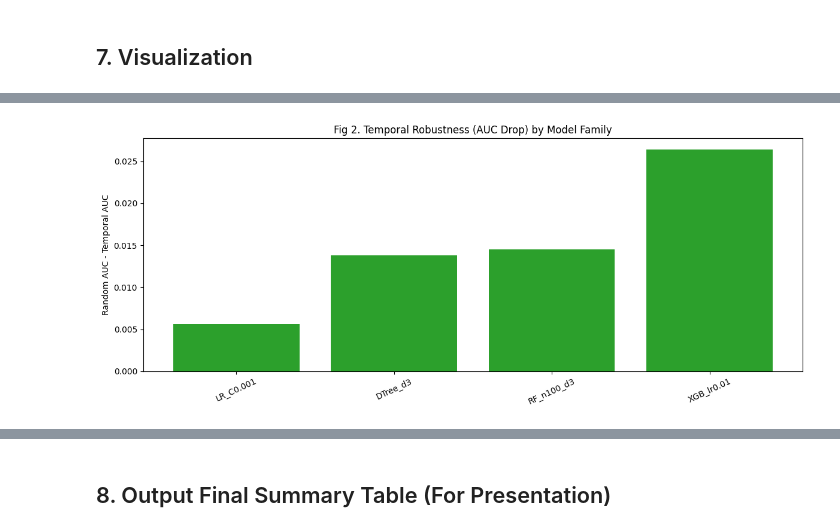
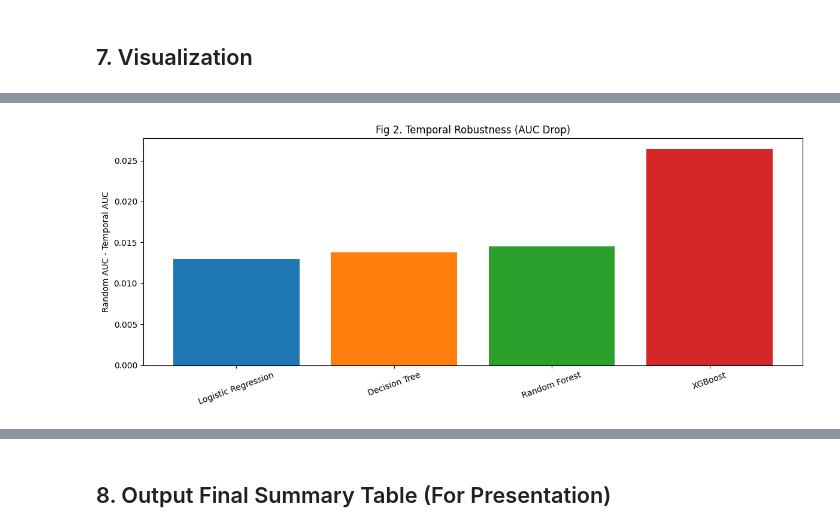
Before and after one commit to shree-sriadibhatla/CSCI-567-Project, a Jupyter notebook: lending_club_prefinal.ipynb, the cells around one changed output, grey strips where cells are left out. Saved outputs shown, nothing was run; the diff lists cells and outputs as text; code cells hidden in the pictures.

```diff
--- a/lending_club_prefinal.ipynb
+++ b/lending_club_prefinal.ipynb
@@ -454,0 +472,8 @@ Best balanced candidate (val_AUC - AUC_drop): XGB_lr0.01
+# %%
+lr_results = evaluate_model_configs(LR_MODEL_CONFIGS)
+# %%
+for name, res in sorted(lr_results.items(), key=lambda x: x[1]['temporal']['val_auc'], reverse=True):
+    print(f"{name:18s}  temp_val_AUC={res['temporal']['val_auc']:.4f}  "
+          f"temp_test_AUC={res['temporal']['auc']:.4f}  "
+          f"random_test_AUC={res['random']['auc']:.4f}  "
+          f"AUC_drop={res['auc_drop']:.4f}")
@@ -542,12 +599,7 @@ Best balanced candidate (val_AUC - AUC_drop): RF_n300_d5
 # %% [markdown]
 ## Combined Experiments Across All Models
 # %%
-GENERAL_MODEL_CONFIGS = {
-    'LR_C0.001':  (LogisticRegression(C=0.001, max_iter=1000), 'scaled'),
-    'LR_C0.01':   (LogisticRegression(C=0.01,  max_iter=1000), 'scaled'),
-    'LR_C0.1':    (LogisticRegression(C=0.1,   max_iter=1000), 'scaled'),
-    'LR_C1':      (LogisticRegression(C=1,     max_iter=1000), 'scaled'),
-    'LR_C10':     (LogisticRegression(C=10,    max_iter=1000), 'scaled'),
+TREE_MODEL_CONFIGS = {
     'DTree_d3':   (DecisionTreeClassifier(max_depth=3,  random_state=42), 'raw'),
     'DTree_d5':   (DecisionTreeClassifier(max_depth=5,  random_state=42), 'raw'),
     'DTree_d7':   (DecisionTreeClassifier(max_depth=7,  random_state=42), 'raw'),
@@ -555,7 +607,8 @@ GENERAL_MODEL_CONFIGS = {
 }
 
 ALL_MODEL_CONFIGS = {}
-ALL_MODEL_CONFIGS.update(GENERAL_MODEL_CONFIGS)
+ALL_MODEL_CONFIGS.update(LR_MODEL_CONFIGS)
+ALL_MODEL_CONFIGS.update(TREE_MODEL_CONFIGS)
 ALL_MODEL_CONFIGS.update(RF_MODEL_CONFIGS)
 ALL_MODEL_CONFIGS.update(MODEL_CONFIGS)
 
@@ -948,7 +1001,30 @@ import matplotlib.pyplot as plt
 import numpy as np
 
 # Figure 1: Temporal vs random AUC for one representative per model family
+family_order = ['Logistic Regression', 'Decision Tree', 'Random Forest', 'XGBoost']
+family_display = {
+    'Logistic Regression': 'Logistic Regression',
+    'Decision Tree': 'Decision Tree',
+    'Random Forest': 'Random Forest',
+    'XGBoost': 'XGBoost',
+}
+family_colors = {
+    'Logistic Regression': '#1f77b4',
+    'Decision Tree': '#ff7f0e',
+    'Random Forest': '#2ca02c',
+    'XGBoost': '#d62728',
+}
+
 plot_df = df_representatives.copy()
+plot_df['Family'] = plot_df['Model'].apply(infer_family)
+plot_df['Family'] = pd.Categorical(plot_df['Family'], categories=family_order, ordered=True)
+plot_df = plot_df.sort_values('Family').copy()
+plot_df['Display'] = plot_df['Family'].map(family_display)
+
+FAIR_MODELS_PLOT = plot_df['Model'].tolist()
+FAIR_FAMILIES_PLOT = plot_df['Family'].astype(str).tolist()
+FAIR_LABELS_PLOT = plot_df['Display'].tolist()
+colors_fair = [family_colors.get(f, '#9467bd') for f in FAIR_FAMILIES_PLOT]
 
 x = np.arange(len(plot_df))
 width = 0.35
@@ -956,9 +1032,9 @@ fig, ax = plt.subplots(figsize=(12, 5))
 ax.bar(x - width/2, plot_df['Temporal AUC'], width=width, label='Temporal Test AUC', color='#1f77b4')
 ax.bar(x + width/2, plot_df['Random AUC'], width=width, label='Random Test AUC', color='#ff7f0e')
 ax.set_xticks(x)
-ax.set_xticklabels(plot_df['Model'], rotation=25, ha='right')
+ax.set_xticklabels(plot_df['Display'], rotation=20, ha='right')
 ax.set_ylabel('AUC')
-ax.set_title('Fig 1. Temporal vs Random Test AUC by Model Family')
+ax.set_title('Fig 1. Temporal vs Random Test AUC')
 ax.legend()
 plt.tight_layout()
 plt.savefig('/content/fig1_auc_comparison.png', dpi=150)
@@ -966,21 +1042,21 @@ plt.show()
 
 # Figure 2: AUC drop for one representative per model family
 fig, ax = plt.subplots(figsize=(12, 5))
-ax.bar(plot_df['Model'], plot_df['AUC Drop'], color='#2ca02c')
+ax.bar(plot_df['Display'], plot_df['AUC Drop'], color=[family_colors.get(f, '#2ca02c') for f in plot_df['Family'].astype(str)])
 ax.set_ylabel('Random AUC - Temporal AUC')
-ax.set_title('Fig 2. Temporal Robustness (AUC Drop) by Model Family')
-ax.tick_params(axis='x', rotation=25)
+ax.set_title('Fig 2. Temporal Robustness (AUC Drop)')
+ax.tick_params(axis='x', rotation=20)
 plt.tight_layout()
 plt.savefig('/content/fig2_auc_drop.png', dpi=150)
 plt.show()
 
 # Figure 3: Annual temporal AUC trend
 fig, ax = plt.subplots(figsize=(12, 5))
-for mname in REPRESENTATIVE_MODELS:
+for mname, family_label in zip(FAIR_MODELS_PLOT, FAIR_LABELS_PLOT):
     year_map = all_results[mname]['yearly']
     years = sorted(year_map.keys())
     vals = [year_map[y] for y in years]
-    ax.plot(years, vals, marker='o', label=mname)
+    ax.plot(years, vals, marker='o', label=family_label)
 ax.set_xlabel('Issue Year')
 ax.set_ylabel('Temporal AUC')
 ax.set_title('Fig 3. Annual Temporal AUC Trend')
@@ -991,41 +1067,35 @@ plt.show()
 
 # Figure 4: Best validation AUC by model family
 fig, ax = plt.subplots(figsize=(12, 5))
-family_colors = {
-    'Logistic Regression': '#1f77b4',
-    'Decision Tree': '#ff7f0e',
-    'Random Forest': '#2ca02c',
-    'XGBoost': '#d62728',
-}
 fig4_df = df_representatives.sort_values('Temporal Val AUC', ascending=False).copy()
-ax.bar(fig4_df['Model'], fig4_df['Temporal Val AUC'], color=[family_colors.get(f, '#9467bd') for f in fig4_df['Family']])
+fig4_df['Family'] = fig4_df['Model'].apply(infer_family)
+fig4_df['Display'] = fig4_df['Family'].map(family_display)
+ax.bar(fig4_df['Display'], fig4_df['Temporal Val AUC'], color=[family_colors.get(f, '#9467bd') for f in fig4_df['Family']])
 ax.set_ylabel('Temporal Validation AUC')
 ax.set_title('Fig 4. Best Temporal Validation AUC by Model Family')
-ax.tick_params(axis='x', rotation=35)
+ax.tick_params(axis='x', rotation=20)
 plt.tight_layout()
 plt.savefig('/content/fig4_validation_auc.png', dpi=150)
 plt.show()
 
 # Figure 5: Fairness by credit-history group at threshold 0.5
-FAIR_MODELS_PLOT = REPRESENTATIVE_MODELS
 credit_groups = ['short', 'mid', 'long']
 fig, axes = plt.subplots(1, 3, figsize=(15, 5))
 metrics = ['FPR', 'TPR', 'PPR']
-colors_fair = [family_colors.get(infer_family(m), '#9467bd') for m in FAIR_MODELS_PLOT]
 for ax_i, metric in enumerate(metrics):
     x = np.arange(len(credit_groups))
     width = 0.8 / max(len(FAIR_MODELS_PLOT), 1)
-    for j, (mname, col) in enumerate(zip(FAIR_MODELS_PLOT, colors_fair)):
-        df_f = fairness_results[mname]['credit']
+    for j, (mname, family_label, col) in enumerate(zip(FAIR_MODELS_PLOT, FAIR_LABELS_PLOT, colors_fair)):
+        df_f = fairness_results.get(mname, {}).get('credit', pd.DataFrame(columns=['group'] + metrics))
         vals = df_f.set_index('group').reindex(credit_groups)[metric].fillna(0).tolist()
         offset = (j - (len(FAIR_MODELS_PLOT) - 1) / 2) * width
-        axes[ax_i].bar(x + offset, vals, width=width, label=mname, color=col)
+        axes[ax_i].bar(x + offset, vals, width=width, label=family_label, color=col)
     axes[ax_i].set_xticks(x)
     axes[ax_i].set_xticklabels(credit_groups)
     axes[ax_i].set_title(f'Fig 5{chr(97+ax_i)}. {metric} by Credit Group')
     axes[ax_i].set_ylabel(metric)
     if ax_i == 0:
-        axes[ax_i].legend(fontsize=7)
+        axes[ax_i].legend(fontsize=8)
 plt.tight_layout()
 plt.savefig('/content/fig5_fairness_credit.png', dpi=150)
 plt.show()
@@ -1034 +1104 @@ plt.show()
-[figure, old version]
+[figure, new version]
```
Also changed, not shown: parts of 18 cells of this notebook.
